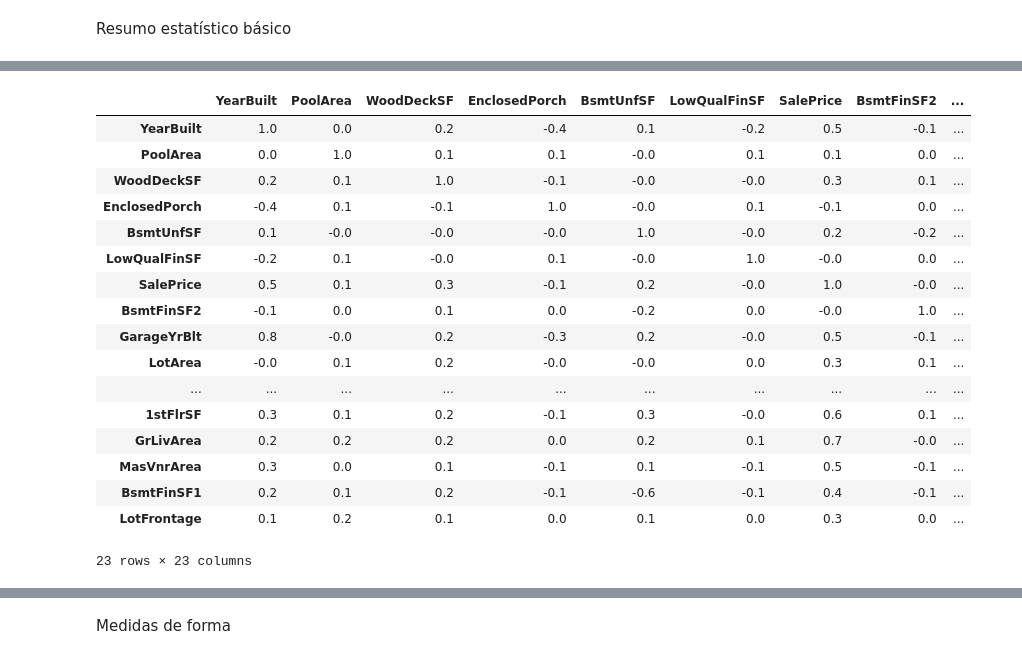
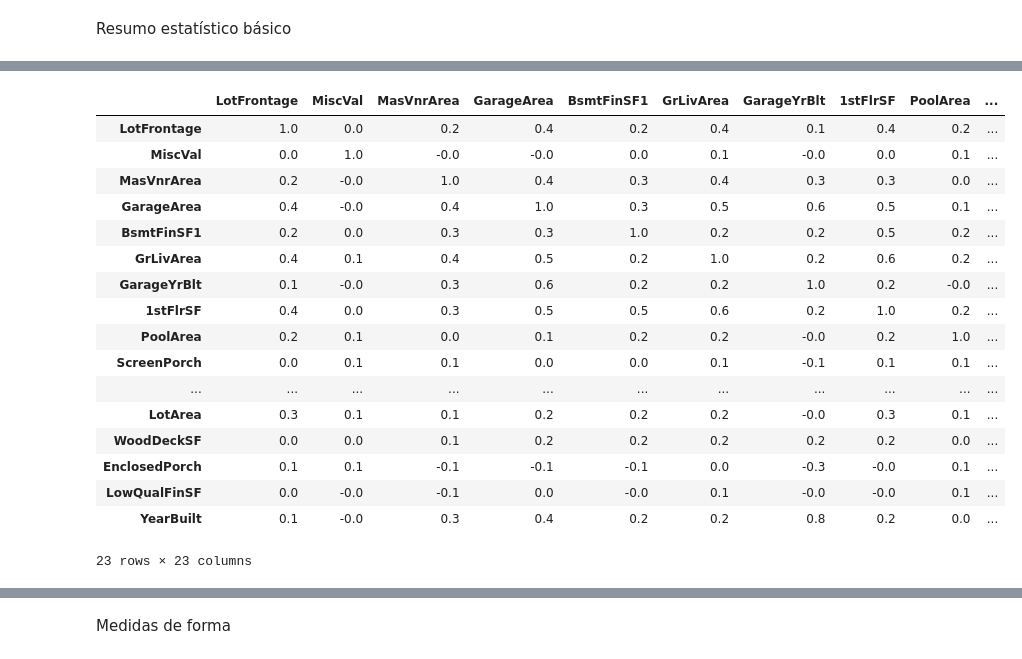
Before and after one commit to gomesalan/Projetos, a Jupyter notebook: Regressao/Projeto1_parte1_AG.ipynb, the cells around one changed output, grey strips where cells are left out. Drawn from its saved outputs; the diff is of its cells as text; code cells hidden in the pictures.

```diff
--- a/Regressao/Projeto1_parte1_AG.ipynb
+++ b/Regressao/Projeto1_parte1_AG.ipynb
@@ -182,0 +167,23 @@ O df possui 18 variáveis quantitativas que representam categorias.
+# %%
+# Do nosso dataframe original sem divisão treino/teste
+
+# Variáveis quantitativas
+quant_var = df.dtypes[df.dtypes != "object"].index
+print("São %d variáveis quantitativas/numéricas." %(len(quant_var)))
+# Variáveis qualitativas
+qual_var = df.dtypes[df.dtypes == "object"].index
+print("São %d variáveis quantitativas/categóricas." %(len(qual_var)))
+
+# Função para verificar quais são as variáveis numérico categóricas.
+
+def num_cat_var(df, N):
+    quant_var = df.dtypes[df.dtypes != "object"].index
+    qual_var = df.dtypes[df.dtypes == "object"].index
+    var_num_cat = []
+    for var in quant_var:
+        if(len(pd.unique(df[var])) <= N):
+            var_num_cat.append(var)
+    return var_num_cat
+
+N = 20
+print("O dataframe possui %d variáveis quantitativas que representam categorias." % (len(num_cat_var(df, N))))
@@ -188,0 +215,20 @@ plt.show()
+# %%
+# Função que retorna uma lista de variáveis quantitativas e uma lista de variáveis qualitativas.
+
+def total_var(df, lista, N):
+    var_num_cat = [item for item in num_cat_var(df, N) if item not in lista]
+    qual_var = list(df.dtypes[df.dtypes == "object"].index)
+    qual_var.extend(var_num_cat)
+
+    quant_var = list(df.dtypes[df.dtypes != "object"].index)
+    quant_var.extend(lista)
+    A = set(quant_var)
+    B = set(var_num_cat)
+    quant_var = list(A.difference(B))
+    return quant_var, qual_var
+# %%
+variaveis = ['LowQualFinSF', '3SsnPorch', 'PoolArea', 'MiscVal']
+qt, ql = total_var(df, variaveis, N)
+
+print("Qtd de variáveis quantitativas = ", len(qt))
+print("Qtd de variáveis qualitativas = ", len(ql))
@@ -434,21 +300,21 @@ Correlações
 # %%
-df_quant_var.corr().round(1)
+df_treino[qt].corr().round(1)
 # %% [output]
-|  | YearBuilt | PoolArea | WoodDeckSF | EnclosedPorch | BsmtUnfSF | LowQualFinSF | SalePrice | BsmtFinSF2 | ... |
-| YearBuilt | 1.0 | 0.0 | 0.2 | -0.4 | 0.1 | -0.2 | 0.5 | -0.1 | ... |
-| PoolArea | 0.0 | 1.0 | 0.1 | 0.1 | -0.0 | 0.1 | 0.1 | 0.0 | ... |
-| WoodDeckSF | 0.2 | 0.1 | 1.0 | -0.1 | -0.0 | -0.0 | 0.3 | 0.1 | ... |
-| EnclosedPorch | -0.4 | 0.1 | -0.1 | 1.0 | -0.0 | 0.1 | -0.1 | 0.0 | ... |
-| BsmtUnfSF | 0.1 | -0.0 | -0.0 | -0.0 | 1.0 | -0.0 | 0.2 | -0.2 | ... |
-| LowQualFinSF | -0.2 | 0.1 | -0.0 | 0.1 | -0.0 | 1.0 | -0.0 | 0.0 | ... |
-| SalePrice | 0.5 | 0.1 | 0.3 | -0.1 | 0.2 | -0.0 | 1.0 | -0.0 | ... |
-| BsmtFinSF2 | -0.1 | 0.0 | 0.1 | 0.0 | -0.2 | 0.0 | -0.0 | 1.0 | ... |
-| GarageYrBlt | 0.8 | -0.0 | 0.2 | -0.3 | 0.2 | -0.0 | 0.5 | -0.1 | ... |
-| LotArea | -0.0 | 0.1 | 0.2 | -0.0 | -0.0 | 0.0 | 0.3 | 0.1 | ... |
-| ... | ... | ... | ... | ... | ... | ... | ... | ... | ... |
-| 1stFlrSF | 0.3 | 0.1 | 0.2 | -0.1 | 0.3 | -0.0 | 0.6 | 0.1 | ... |
-| GrLivArea | 0.2 | 0.2 | 0.2 | 0.0 | 0.2 | 0.1 | 0.7 | -0.0 | ... |
-| MasVnrArea | 0.3 | 0.0 | 0.1 | -0.1 | 0.1 | -0.1 | 0.5 | -0.1 | ... |
-| BsmtFinSF1 | 0.2 | 0.1 | 0.2 | -0.1 | -0.6 | -0.1 | 0.4 | -0.1 | ... |
-| LotFrontage | 0.1 | 0.2 | 0.1 | 0.0 | 0.1 | 0.0 | 0.3 | 0.0 | ... |
+|  | LotFrontage | MiscVal | MasVnrArea | GarageArea | BsmtFinSF1 | GrLivArea | GarageYrBlt | 1stFlrSF | PoolArea | ... |
+| LotFrontage | 1.0 | 0.0 | 0.2 | 0.4 | 0.2 | 0.4 | 0.1 | 0.4 | 0.2 | ... |
+| MiscVal | 0.0 | 1.0 | -0.0 | -0.0 | 0.0 | 0.1 | -0.0 | 0.0 | 0.1 | ... |
+| MasVnrArea | 0.2 | -0.0 | 1.0 | 0.4 | 0.3 | 0.4 | 0.3 | 0.3 | 0.0 | ... |
+| GarageArea | 0.4 | -0.0 | 0.4 | 1.0 | 0.3 | 0.5 | 0.6 | 0.5 | 0.1 | ... |
+| BsmtFinSF1 | 0.2 | 0.0 | 0.3 | 0.3 | 1.0 | 0.2 | 0.2 | 0.5 | 0.2 | ... |
+| GrLivArea | 0.4 | 0.1 | 0.4 | 0.5 | 0.2 | 1.0 | 0.2 | 0.6 | 0.2 | ... |
+| GarageYrBlt | 0.1 | -0.0 | 0.3 | 0.6 | 0.2 | 0.2 | 1.0 | 0.2 | -0.0 | ... |
+| 1stFlrSF | 0.4 | 0.0 | 0.3 | 0.5 | 0.5 | 0.6 | 0.2 | 1.0 | 0.2 | ... |
+| PoolArea | 0.2 | 0.1 | 0.0 | 0.1 | 0.2 | 0.2 | -0.0 | 0.2 | 1.0 | ... |
+| ScreenPorch | 0.0 | 0.1 | 0.1 | 0.0 | 0.0 | 0.1 | -0.1 | 0.1 | 0.1 | ... |
+| ... | ... | ... | ... | ... | ... | ... | ... | ... | ... | ... |
+| LotArea | 0.3 | 0.1 | 0.1 | 0.2 | 0.2 | 0.2 | -0.0 | 0.3 | 0.1 | ... |
+| WoodDeckSF | 0.0 | 0.0 | 0.1 | 0.2 | 0.2 | 0.2 | 0.2 | 0.2 | 0.0 | ... |
+| EnclosedPorch | 0.1 | 0.1 | -0.1 | -0.1 | -0.1 | 0.0 | -0.3 | -0.0 | 0.1 | ... |
+| LowQualFinSF | 0.0 | -0.0 | -0.1 | 0.0 | -0.0 | 0.1 | -0.0 | -0.0 | 0.1 | ... |
+| YearBuilt | 0.1 | -0.0 | 0.3 | 0.4 | 0.2 | 0.2 | 0.8 | 0.2 | 0.0 | ... |
 23 rows × 23 columns
```
Also changed, not shown: parts of 73 cells of this notebook, 1 other file.
